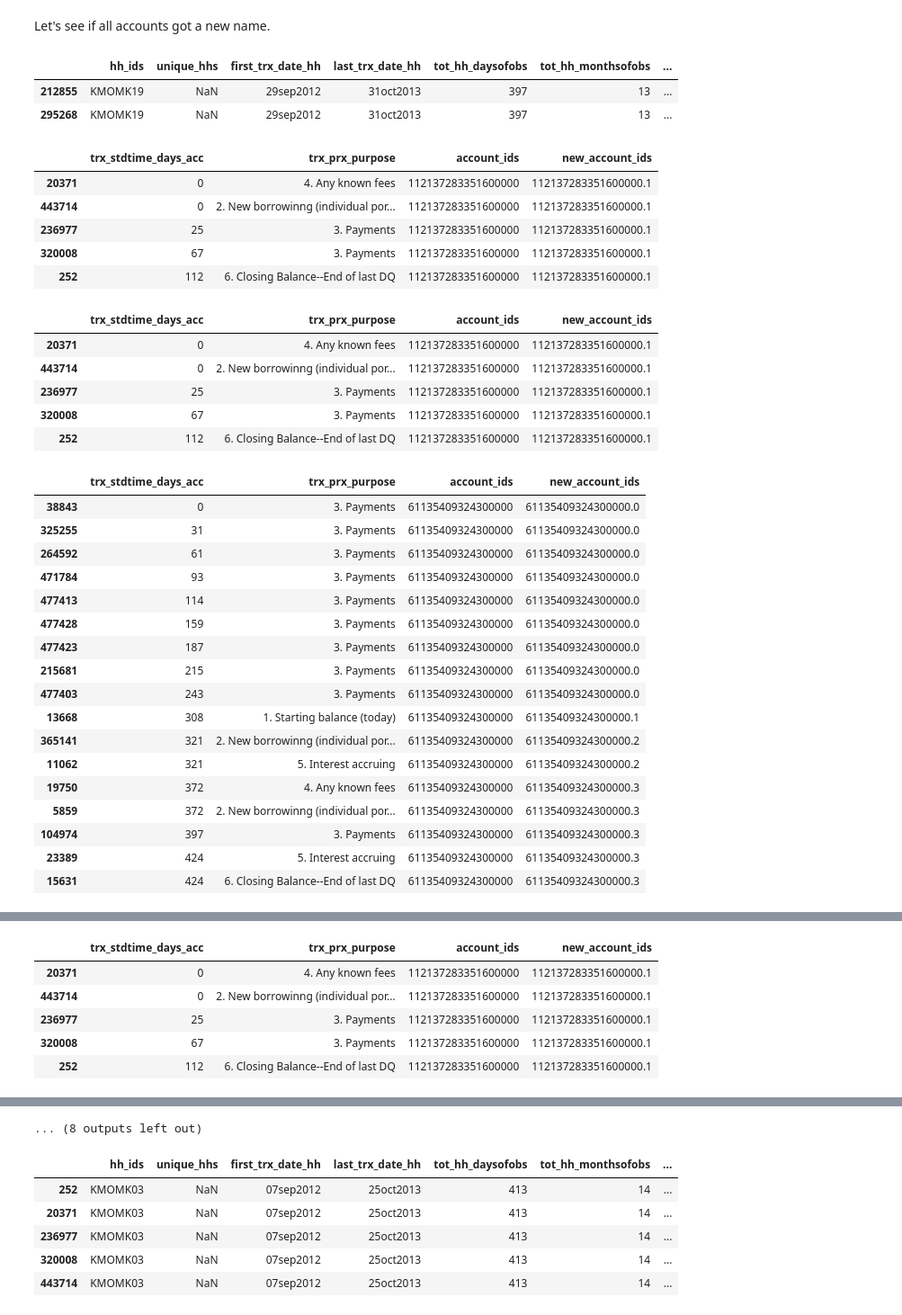
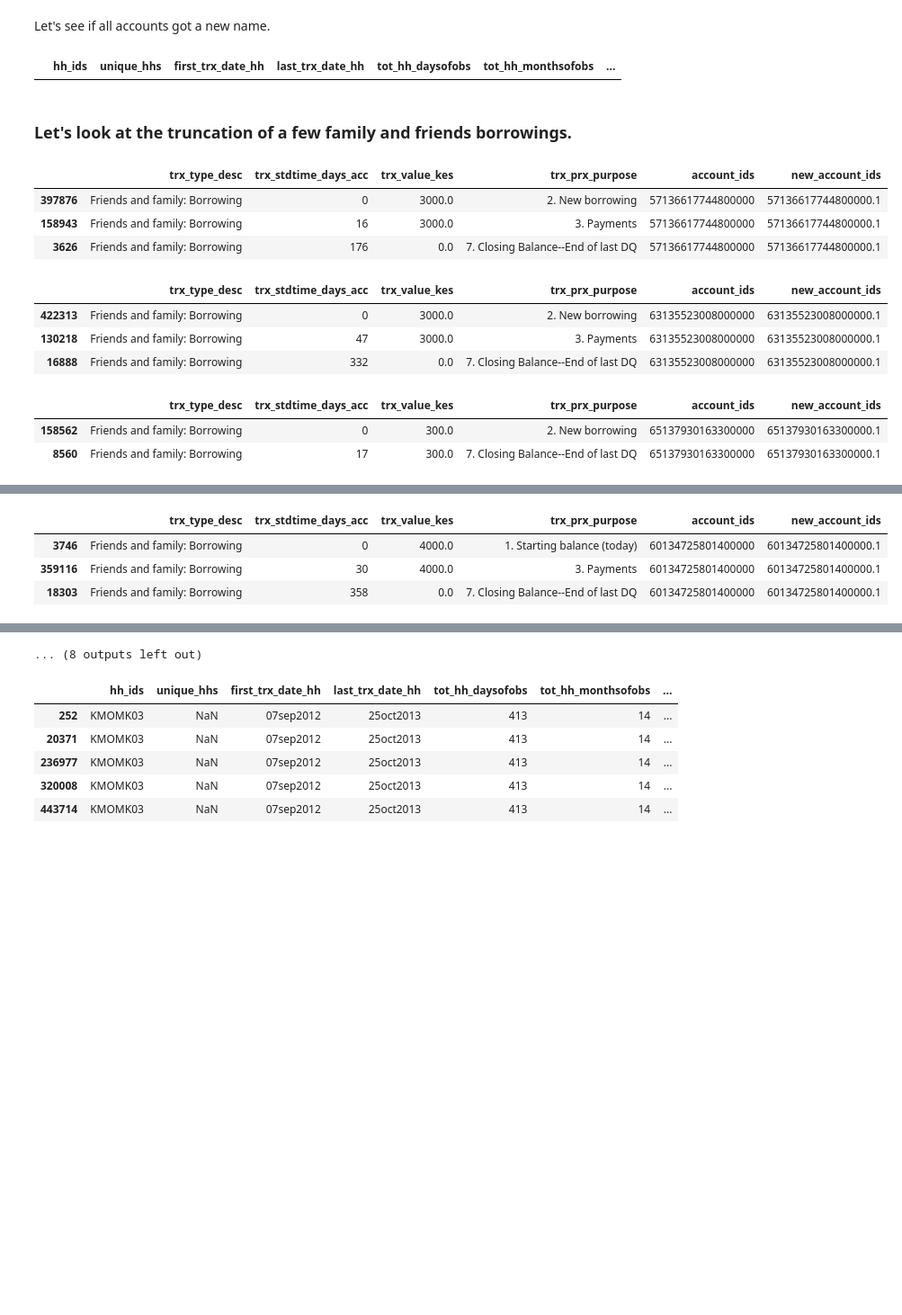
Before and after one commit to julclu/kenya_financial_diaries, a Jupyter notebook: ella/Pure_Truncation_Ella.ipynb, the cells around one changed output, grey strips where cells are left out. Shown at 90% size. Drawn from its saved outputs; the diff is of its cells as text; code cells hidden in the pictures; blank space fills up the shorter version.

Commit message:
edits to start_bal

```diff
--- a/ella/Pure_Truncation_Ella.ipynb
+++ b/ella/Pure_Truncation_Ella.ipynb
@@ -18,5 +16,5 @@ FileNotFoundError: File b'kenya_data/diaries_transactions_all.csv' does not exis
 # %%
-dfb = df[((df["trx_family_code"]=="FRMLN")&((df["trx_type_code"]==2760)|(df["trx_type_code"]==3247)|(df["trx_type_code"]==2762)))|((df["trx_family_code"]=="INFGRP")&(df["trx_type_code"]==3395))]
+dfb = df[((df["trx_family_code"]=="FRMLN")&((df["trx_type_code"]==2760)|(df["trx_type_code"]==3247)|(df["trx_type_code"]==2762)))|((df["trx_family_code"]=="INFGRP")&(df["trx_type_code"]==3395))|((df["trx_family_code"]=="INFP2P")&((df["trx_type_code"]==2752)|(df["trx_type_code"]==3246)))]
 # %% [markdown]
 # 1. Get rid of loans of with unexplained balance adjustments
 # %%
@@ -69,7 +75,9 @@ dfb.insert(df.columns.get_loc("account_ids")+1,"new_account_ids", ["-"]*(dfb.sha
 # %% [markdown]
 ### Now let's adjust this such that new borrowings are always the first thing on one day, and then run the same program as before.
 # %%
+accs = []
 for acc in dfb["account_ids"].unique():
+    accs.append(acc)
     i=0
     # we will use "indices" to save the reordered indices of the dataset for each unique loan
     indices = []
@@ -81,7 +89,7 @@ for acc in dfb["account_ids"].unique():
     # sort the dataset according to time
     lna = lna.sort_values("trx_stdtime_days_acc")
     # for each day in the dataset of the account, we check whether there was
-    # a new borrowingo or starting balance and if yes reorder
+    # a new borrowing or starting balance and if yes reorder
     for d in lna["trx_stdtime_days_acc"].unique():
         # if only one entry that day we just add the index to indices
         if lna[lna["trx_stdtime_days_acc"]==d].shape[0]==1:
@@ -91,6 +99,8 @@ for acc in dfb["account_ids"].unique():
             # if there are more than one new borrowings or starting balances, we need to check manually
             if lna[(lna["trx_stdtime_days_acc"]==d)&((lna["trx_prx_purpose"]=="2. New borrowing")|(lna["trx_prx_purpose"]=="2. New borrowinng (individual portion)")|(lna["trx_prx_purpose"]=="1. Starting balance (today)"))].shape[0]>1:
                 print("Several new borrowings on day " + str(d) +", check manually account " + acc + " in category "+ str(lna["trx_type_code"].unique()))
+                for i in lna[lna["trx_stdtime_days_acc"]==d].index:
+                            indices.append(i)
             #if there is exactly one new borrowing or starting balance that day (here we will need to check for each loan type what they exactly call new borrowings)
             elif lna[(lna["trx_stdtime_days_acc"]==d)&((lna["trx_prx_purpose"]=="2. New borrowing")|(lna["trx_prx_purpose"]=="2. New borrowinng (individual portion)")|(lna["trx_prx_purpose"]=="1. Starting balance (today)"))].shape[0]==1:
                 #for each type of new borrowing if there is one that day, put that index first into indices
@@ -142,5 +185,5 @@ dfb[dfb["account_ids"]=="61135946960100000"][["trx_stdtime_days_acc","trx_prx_pu
 # %%
-dfb = dfb[dfb["account_ids"]!="61135946960100000"]
+dfb = dfb[(dfb["account_ids"]!="57137225366300000")&(dfb["account_ids"]!="61135946960100000")&(dfb["account_ids"]!="61134787763500000")]
 # %% [markdown]
 ## Let's check if it worked.
 # %% [markdown]
@@ -149,40 +192,21 @@ Let's see if all accounts got a new name.
 dfb[dfb["new_account_ids"]=="-"]
 # %% [output]
 |  | hh_ids | unique_hhs | first_trx_date_hh | last_trx_date_hh | tot_hh_daysofobs | tot_hh_monthsofobs | ... |
-| 212855 | KMOMK19 | NaN | 29sep2012 | 31oct2013 | 397 | 13 | ... |
-| 295268 | KMOMK19 | NaN | 29sep2012 | 31oct2013 | 397 | 13 | ... |
+# %% [markdown]
+### Let's look at the truncation of a few family and friends borrowings.
 # %%
 for i in range(0,20):
-    acc = random.choice(dfb[(dfb["trx_type_code"]==3247)&(dfb["trx_prx_purpose"]=="2. New borrowinng (individual portion)")]["account_ids"].unique())
-    display(dfb[dfb["account_ids"]==acc].sort_values("trx_stdtime_days_acc")[["trx_stdtime_days_acc","trx_prx_purpose","account_ids","new_account_ids"]])
+    acc = random.choice(dfb[(dfb["trx_type_code"]==2752)]["account_ids"].unique())
+    display(dfb[dfb["account_ids"]==acc].sort_values("trx_stdtime_days_acc")[["trx_type_desc","trx_stdtime_days_acc","trx_value_kes","trx_prx_purpose","account_ids","new_account_ids"]])
 # %% [output]
-|  | trx_stdtime_days_acc | trx_prx_purpose | account_ids | new_account_ids |
-| 20371 | 0 | 4. Any known fees | 112137283351600000 | 112137283351600000.1 |
-| 443714 | 0 | 2. New borrowinng (individual por... | 112137283351600000 | 112137283351600000.1 |
-| 236977 | 25 | 3. Payments | 112137283351600000 | 112137283351600000.1 |
-| 320008 | 67 | 3. Payments | 112137283351600000 | 112137283351600000.1 |
-| 252 | 112 | 6. Closing Balance--End of last DQ | 112137283351600000 | 112137283351600000.1 |
+|  | trx_type_desc | trx_stdtime_days_acc | trx_value_kes | trx_prx_purpose | account_ids | new_account_ids |
+| 397876 | Friends and family: Borrowing | 0 | 3000.0 | 2. New borrowing | 57136617744800000 | 57136617744800000.1 |
+| 158943 | Friends and family: Borrowing | 16 | 3000.0 | 3. Payments | 57136617744800000 | 57136617744800000.1 |
+| 3626 | Friends and family: Borrowing | 176 | 0.0 | 7. Closing Balance--End of last DQ | 57136617744800000 | 57136617744800000.1 |
-|  | trx_stdtime_days_acc | trx_prx_purpose | account_ids | new_account_ids |
-| 20371 | 0 | 4. Any known fees | 112137283351600000 | 112137283351600000.1 |
-| 443714 | 0 | 2. New borrowinng (individual por... | 112137283351600000 | 112137283351600000.1 |
-| 236977 | 25 | 3. Payments | 112137283351600000 | 112137283351600000.1 |
-| 320008 | 67 | 3. Payments | 112137283351600000 | 112137283351600000.1 |
-| 252 | 112 | 6. Closing Balance--End of last DQ | 112137283351600000 | 112137283351600000.1 |
+|  | trx_type_desc | trx_stdtime_days_acc | trx_value_kes | trx_prx_purpose | account_ids | new_account_ids |
+| 422313 | Friends and family: Borrowing | 0 | 3000.0 | 2. New borrowing | 63135523008000000 | 63135523008000000.1 |
+| 130218 | Friends and family: Borrowing | 47 | 3000.0 | 3. Payments | 63135523008000000 | 63135523008000000.1 |
+| 16888 | Friends and family: Borrowing | 332 | 0.0 | 7. Closing Balance--End of last DQ | 63135523008000000 | 63135523008000000.1 |
-|  | trx_stdtime_days_acc | trx_prx_purpose | account_ids | new_account_ids |
-| 38843 | 0 | 3. Payments | 61135409324300000 | 61135409324300000.0 |
-| 325255 | 31 | 3. Payments | 61135409324300000 | 61135409324300000.0 |
-| 264592 | 61 | 3. Payments | 61135409324300000 | 61135409324300000.0 |
-| 471784 | 93 | 3. Payments | 61135409324300000 | 61135409324300000.0 |
-| 477413 | 114 | 3. Payments | 61135409324300000 | 61135409324300000.0 |
-| 477428 | 159 | 3. Payments | 61135409324300000 | 61135409324300000.0 |
-| 477423 | 187 | 3. Payments | 61135409324300000 | 61135409324300000.0 |
-| 215681 | 215 | 3. Payments | 61135409324300000 | 61135409324300000.0 |
-| 477403 | 243 | 3. Payments | 61135409324300000 | 61135409324300000.0 |
-| 13668 | 308 | 1. Starting balance (today) | 61135409324300000 | 61135409324300000.1 |
-| 365141 | 321 | 2. New borrowinng (individual por... | 61135409324300000 | 61135409324300000.2 |
-| 11062 | 321 | 5. Interest accruing | 61135409324300000 | 61135409324300000.2 |
-| 19750 | 372 | 4. Any known fees | 61135409324300000 | 61135409324300000.3 |
-| 5859 | 372 | 2. New borrowinng (individual por... | 61135409324300000 | 61135409324300000.3 |
-| 104974 | 397 | 3. Payments | 61135409324300000 | 61135409324300000.3 |
-| 23389 | 424 | 5. Interest accruing | 61135409324300000 | 61135409324300000.3 |
-| 15631 | 424 | 6. Closing Balance--End of last DQ | 61135409324300000 | 61135409324300000.3 |
+|  | trx_type_desc | trx_stdtime_days_acc | trx_value_kes | trx_prx_purpose | account_ids | new_account_ids |
+| 158562 | Friends and family: Borrowing | 0 | 300.0 | 2. New borrowing | 65137930163300000 | 65137930163300000.1 |
+| 8560 | Friends and family: Borrowing | 17 | 300.0 | 7. Closing Balance--End of last DQ | 65137930163300000 | 65137930163300000.1 |
@@ -207,6 +216,4 @@ for i in range(0,20):
-|  | trx_stdtime_days_acc | trx_prx_purpose | account_ids | new_account_ids |
-| 20371 | 0 | 4. Any known fees | 112137283351600000 | 112137283351600000.1 |
-| 443714 | 0 | 2. New borrowinng (individual por... | 112137283351600000 | 112137283351600000.1 |
-| 236977 | 25 | 3. Payments | 112137283351600000 | 112137283351600000.1 |
-| 320008 | 67 | 3. Payments | 112137283351600000 | 112137283351600000.1 |
-| 252 | 112 | 6. Closing Balance--End of last DQ | 112137283351600000 | 112137283351600000.1 |
+|  | trx_type_desc | trx_stdtime_days_acc | trx_value_kes | trx_prx_purpose | account_ids | new_account_ids |
+| 3746 | Friends and family: Borrowing | 0 | 4000.0 | 1. Starting balance (today) | 60134725801400000 | 60134725801400000.1 |
+| 359116 | Friends and family: Borrowing | 30 | 4000.0 | 3. Payments | 60134725801400000 | 60134725801400000.1 |
+| 18303 | Friends and family: Borrowing | 358 | 0.0 | 7. Closing Balance--End of last DQ | 60134725801400000 | 60134725801400000.1 |
```
Also changed, not shown: parts of 13 cells of this notebook, 3 other files.
